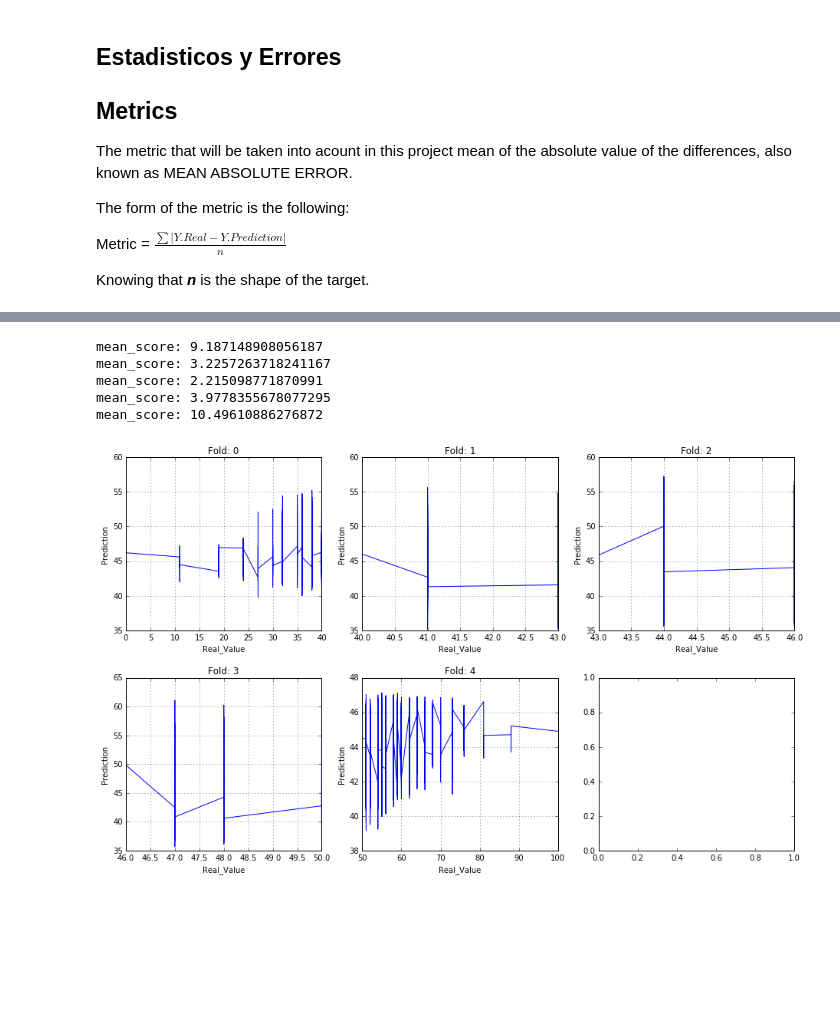
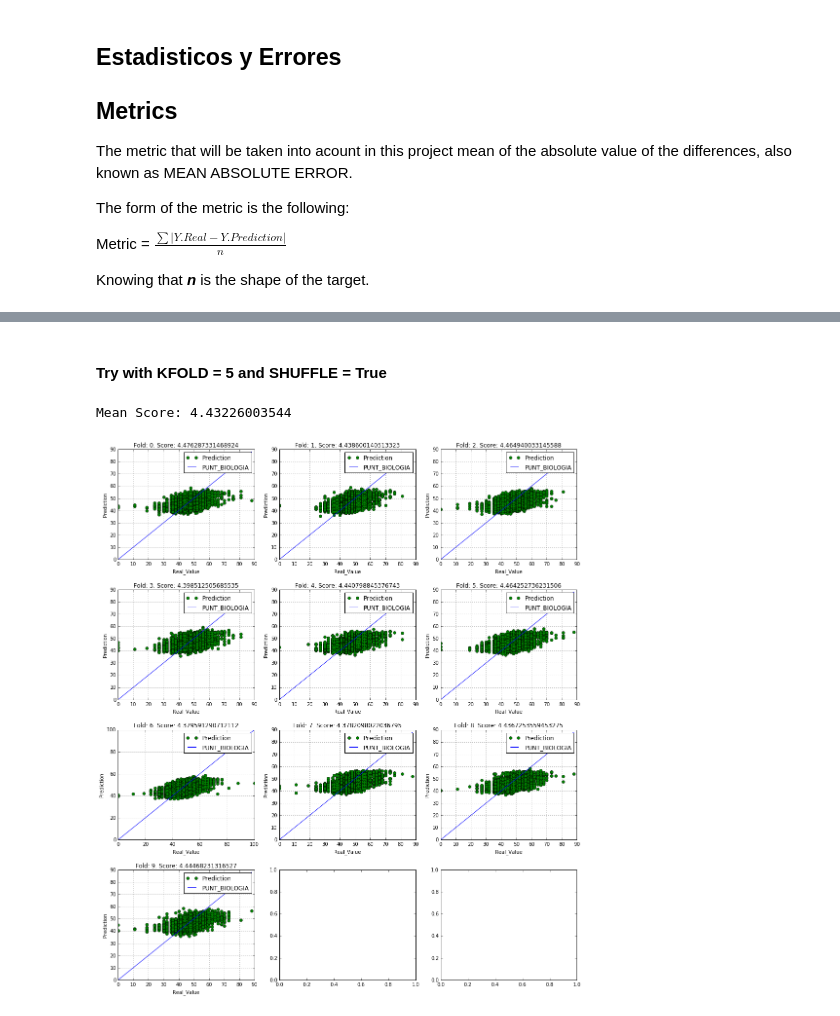
Before and after one commit to AronForero/ICFESProject, a Jupyter notebook: New_Project/Descriptive_Analisis/Analysis/Analysis_2000_V2.ipynb, the cells around one changed output, grey strips where cells are left out. Saved outputs shown, nothing was run; the diff lists cells and outputs as text; code cells hidden in the pictures; blank space fills up the shorter version.

```diff
--- a/New_Project/Descriptive_Analisis/Analysis/Analysis_2000_V2.ipynb
+++ b/New_Project/Descriptive_Analisis/Analysis/Analysis_2000_V2.ipynb
@@ -151,9 +138,9 @@ MAD: 10.49610886276872
-# %%
-plot_predictions(Lr, 'PUNT_BIOLOGIA', X, Y, kf)
-# %% [output]
-mean_score: 9.187148908056187
-mean_score: 3.2257263718241167
-mean_score: 2.215098771870991
-mean_score: 3.9778355678077295
-mean_score: 10.49610886276872
-[figure, removed]
+# %% [markdown]
+#### Try with KFOLD = 5 and SHUFFLE = True
+# %%
+kf = KFold(X.shape[0], n_folds=10, shuffle=True)
+Lm = LinearRegression()
+plot_predictions_KF(Lm, 'PUNT_BIOLOGIA', X, Y, kf)
+# %% [output]
+Mean Score: 4.43226003544
+[figure, added]
```
Also changed, not shown: parts of 34 cells of this notebook, 1 other file.
